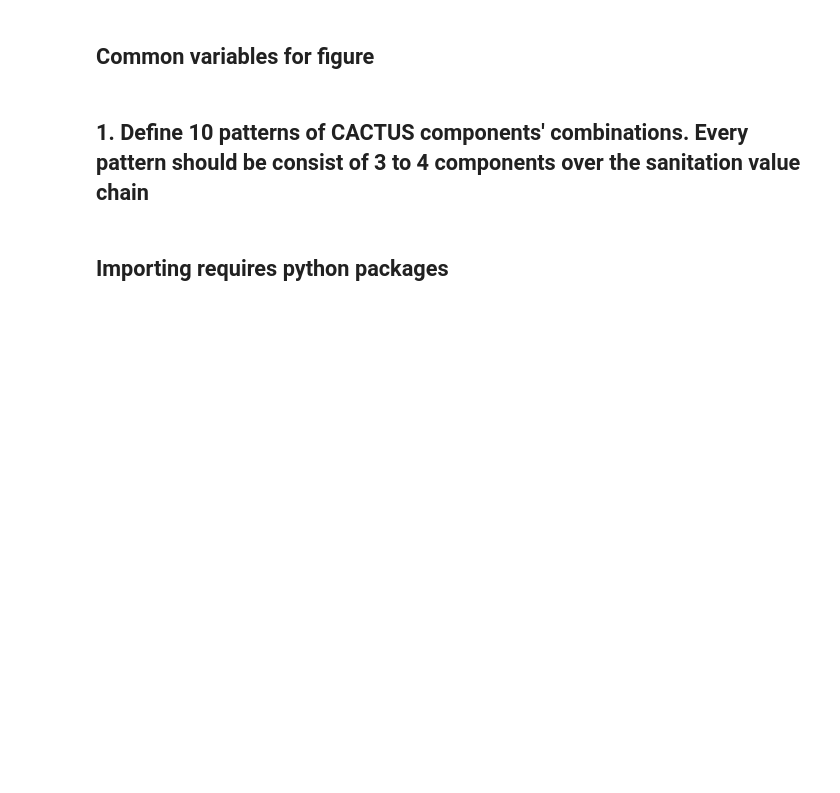
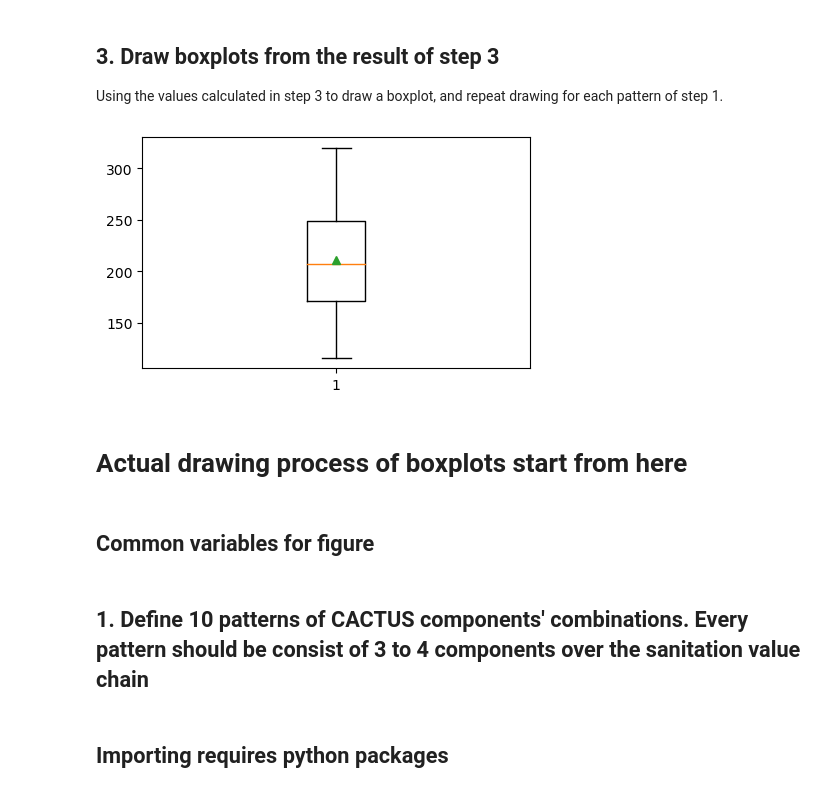
Before and after one commit to JinIgarashi/cactus-narok-figures, a Jupyter notebook: Figure2 full lifecycle cost global compare.ipynb, the cells around one changed output. Saved outputs shown, nothing was run; the diff lists cells and outputs as text; code cells hidden in the pictures; blank space fills up the shorter version.

```diff
--- a/Figure2 full lifecycle cost global compare.ipynb
+++ b/Figure2 full lifecycle cost global compare.ipynb
@@ -11,3 +59,21 @@
+# %% [markdown]
+## 3. Draw boxplots from the result of step 3
+
+Using the values calculated in step 3 to draw a boxplot, and repeat drawing for each pattern of step 1.
+# %%
+import matplotlib.pyplot as plt
+
+fig, ax = plt.subplots(figsize=(5, 3))
+
+bp = ax.boxplot(
+            sum_array,
+            showmeans=True,
+            showfliers = False,
+        )
+# %% [output]
+[figure, added]
+# %% [markdown]
+# Actual drawing process of boxplots start from here
 # %% [markdown]
 ## Common variables for figure
 # %%
```
Also changed, not shown: parts of 6 cells of this notebook, 11 other files.
